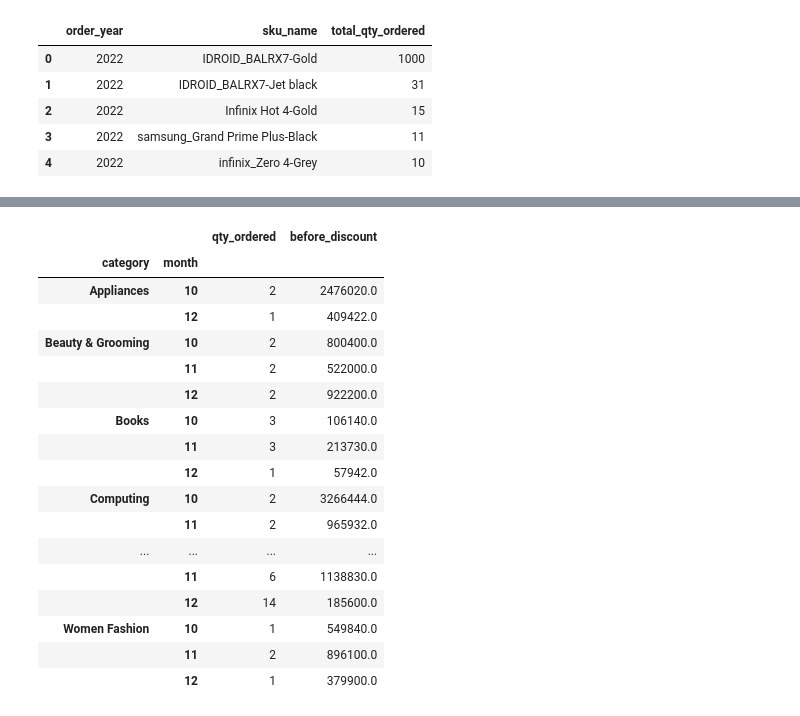
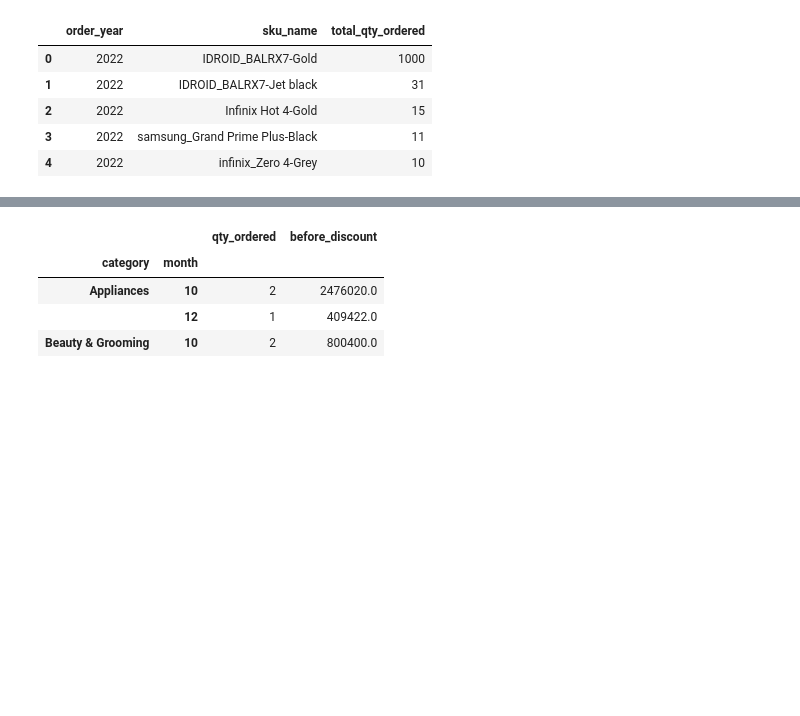
Before and after one commit to clarentcelsia/Analytics, a Jupyter notebook: ecommerce_product_sales.ipynb, the cells around one changed output, grey strips where cells are left out. Saved outputs shown, nothing was run; the diff lists cells and outputs as text; code cells hidden in the pictures; blank space fills up the shorter version.

```diff
--- a/ecommerce_product_sales.ipynb
+++ b/ecommerce_product_sales.ipynb
@@ -566,28 +650,17 @@ df_week.T[[1]]
 # %%
 weekend_sales = df_week.loc[
     (df_week.year == 2022) &
     (df_week.month.isin([10, 11, 12])) &
     (df_week.day.isin(['Saturday', 'Sunday'])) &
     (df_week.is_valid == 1)
 , ['month', 'category', 'qty_ordered', 'before_discount', 'discount_amount', 'after_discount']]\
     .groupby(['category', 'month'])[['qty_ordered','before_discount']].sum()
+
+weekend_sales.head(3)
 # %% [output]
 |  |  | qty_ordered | before_discount |
 | category | month |  |  |
 | Appliances | 10 | 2 | 2476020.0 |
 |  | 12 | 1 | 409422.0 |
 | Beauty & Grooming | 10 | 2 | 800400.0 |
-|  | 11 | 2 | 522000.0 |
-|  | 12 | 2 | 922200.0 |
-| Books | 10 | 3 | 106140.0 |
-|  | 11 | 3 | 213730.0 |
-|  | 12 | 1 | 57942.0 |
-| Computing | 10 | 2 | 3266444.0 |
-|  | 11 | 2 | 965932.0 |
-| ... | ... | ... | ... |
-|  | 11 | 6 | 1138830.0 |
-|  | 12 | 14 | 185600.0 |
-| Women Fashion | 10 | 1 | 549840.0 |
-|  | 11 | 2 | 896100.0 |
-|  | 12 | 1 | 379900.0 |
 # %%
```
Also changed, not shown: parts of 70 cells of this notebook.
